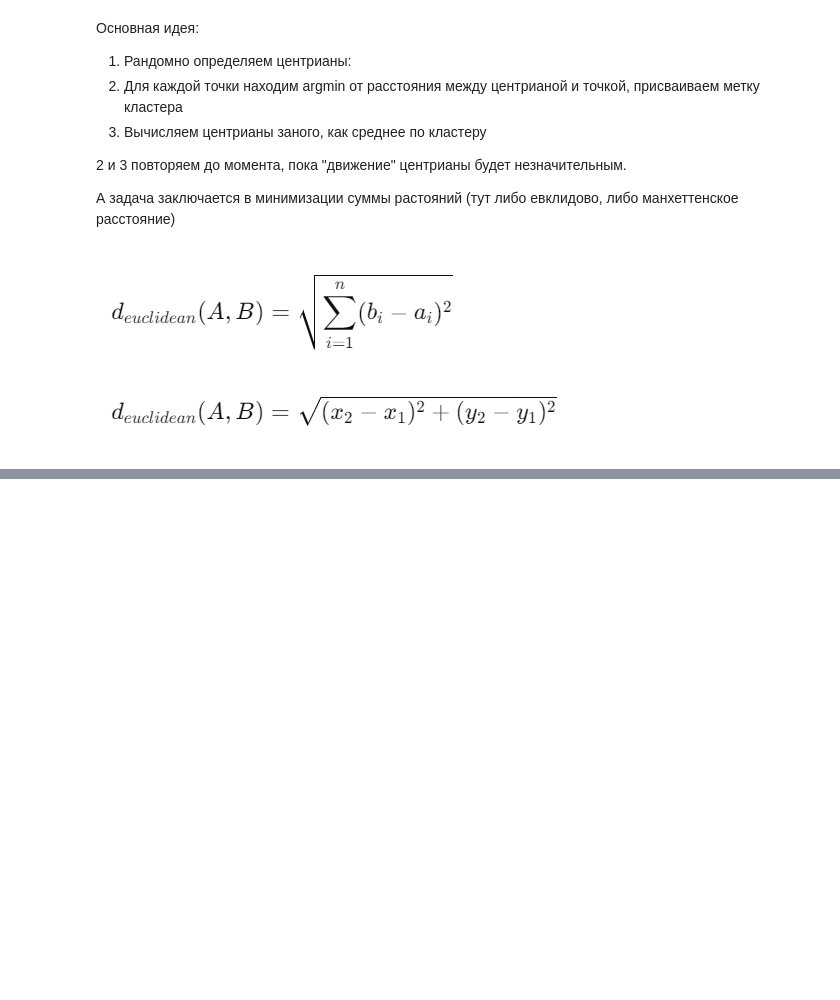
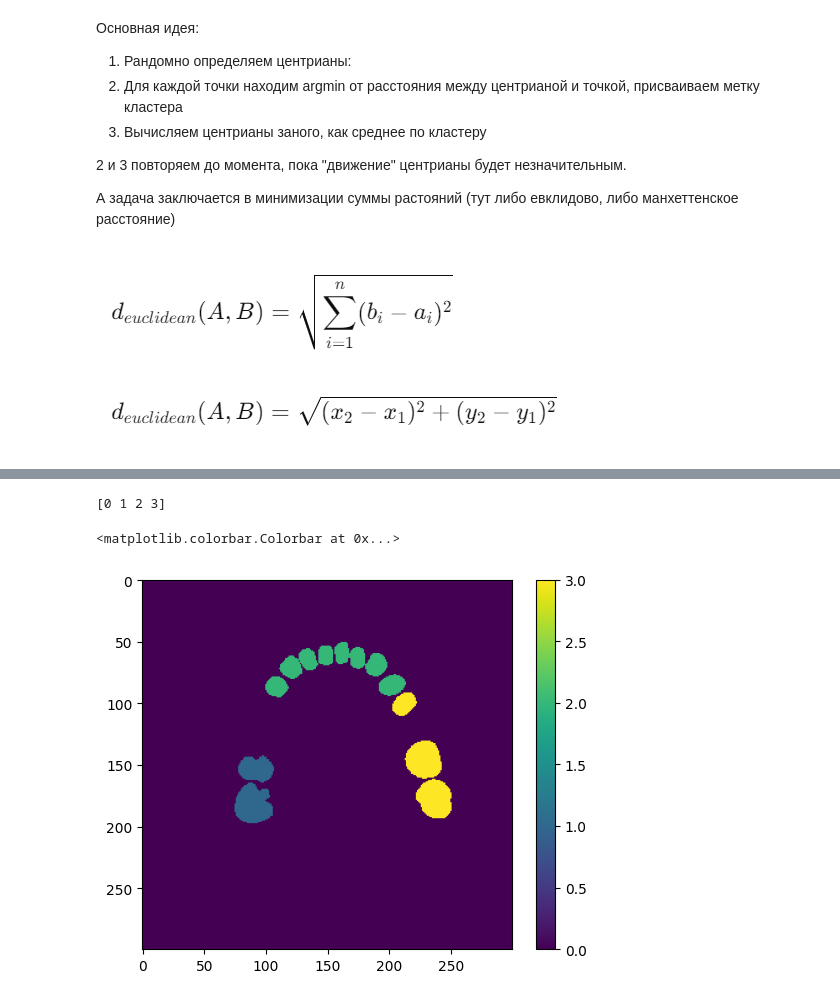
Before and after one commit to Sti11ness/kmeans-clustering, a Jupyter notebook: km.ipynb, the cells around one changed output, grey strips where cells are left out. Cells and saved outputs as stored; diff of their text form; code cells hidden in the pictures; blank space fills up the shorter version.

```diff
--- a/km.ipynb
+++ b/km.ipynb
@@ -298,0 +399,4 @@ for i, (centroids,labels) in enumerate(zip(best_model.history['centroids'],best_
+# %%
+path_in = r"пути1"
+path_new_in = r"пути2"
+path_out = r"пути3"
@@ -298,0 +474,9 @@ for i, (centroids,labels) in enumerate(zip(best_model.history['centroids'],best_
+# %%
+mask, affine, header = load_mask_niigz(path_in)
+
+df_teeth = build_teeth_df_cc3d(mask, teeth_labels=range(1, 33))
+print("Найдено компонентов:", len(df_teeth))
+
+df_clustered, kmeans_model = cluster_teeth_df(df_teeth, best_model, k = 3)
+
+new_mask = relabel_volume_by_clusters(mask, df_clustered)
@@ -298,0 +511,10 @@ for i, (centroids,labels) in enumerate(zip(best_model.history['centroids'],best_
+# %%
+print(np.unique(new_mask[:, :, 145]))
+# %% [output]
+[0 1 2 3]
+# %%
+plt.imshow(new_mask[:, :,145])
+plt.colorbar()
+# %% [output]
+<matplotlib.colorbar.Colorbar at 0x...>
+[figure, added]
```
Also changed, not shown: parts of 66 cells of this notebook, 1 other file.
